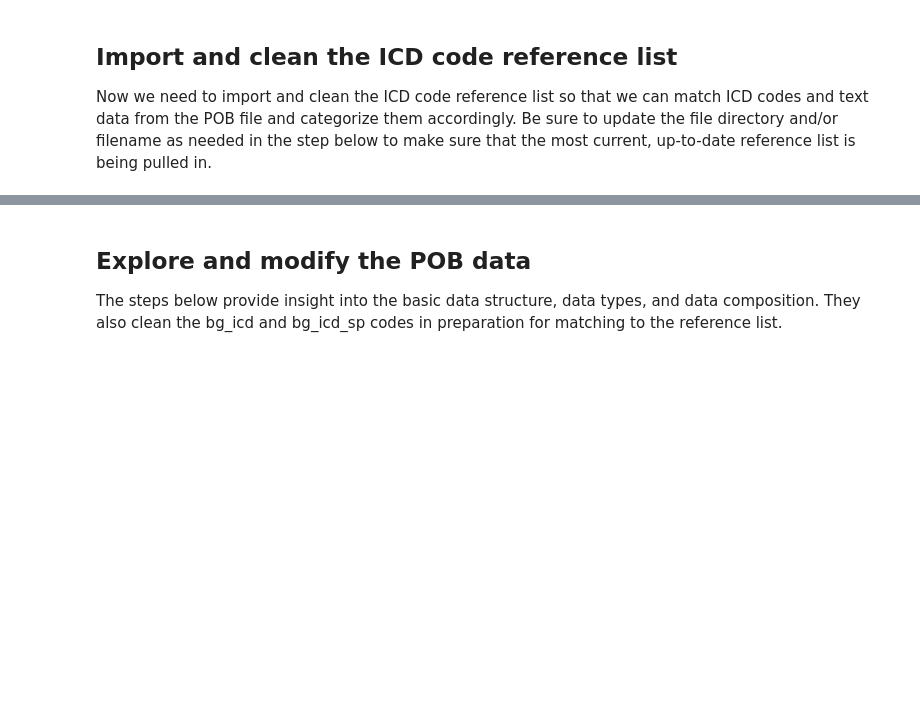
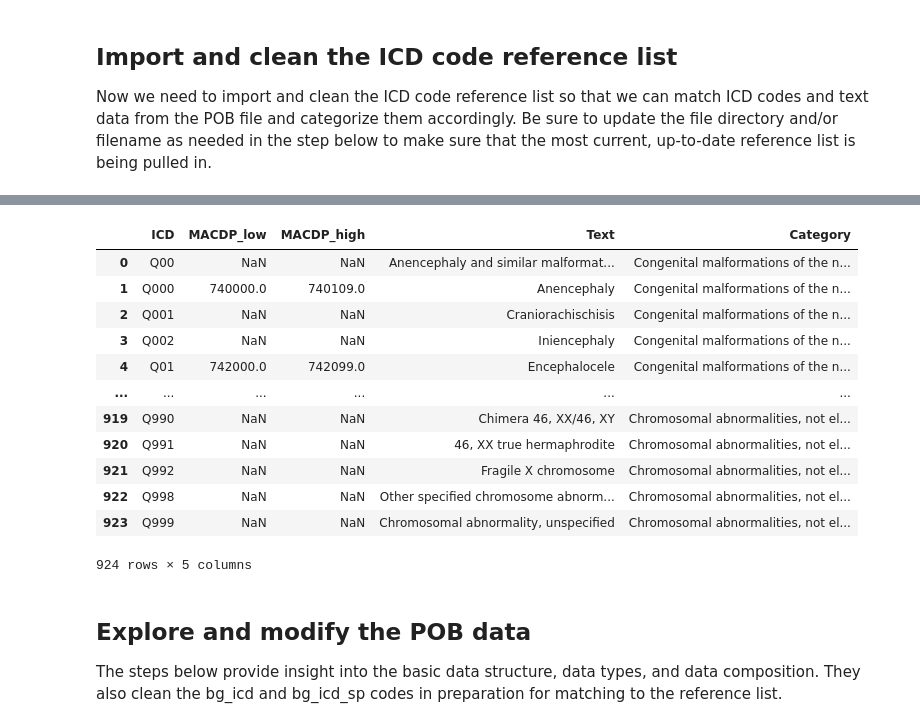
Before and after one commit to CDCgov/SET-NET, a Jupyter notebook: birthdefectcategorization/SETNET_NLP_BirthDefects.ipynb, the cells around one changed output, grey strips where cells are left out. Saved outputs shown, nothing was run; the diff lists cells and outputs as text; code cells hidden in the pictures; blank space fills up the shorter version.

```diff
--- a/birthdefectcategorization/SETNET_NLP_BirthDefects.ipynb
+++ b/birthdefectcategorization/SETNET_NLP_BirthDefects.ipynb
@@ -98,12 +142,26 @@ q['Category'].nunique()
 # %%
 # remove periods and any other characters that might have been mistakenly added to the ICD code field
-remove = ['.',' ',',',';',':','_','?','!','(',')']
+remove = ['\\.', ' ', ',', ';', ':', '_', '\\?', '!', '\\(', '\\)']
 
 for i in remove:
     q['ICD'] = q['ICD'].str.replace(i,'',regex=True)
 
 
 q
+# %% [output]
+|  | ICD | MACDP_low | MACDP_high | Text | Category |
+| 0 | Q00 | NaN | NaN | Anencephaly and similar malformat... | Congenital malformations of the n... |
+| 1 | Q000 | 740000.0 | 740109.0 | Anencephaly | Congenital malformations of the n... |
+| 2 | Q001 | NaN | NaN | Craniorachischisis | Congenital malformations of the n... |
+| 3 | Q002 | NaN | NaN | Iniencephaly | Congenital malformations of the n... |
+| 4 | Q01 | 742000.0 | 742099.0 | Encephalocele | Congenital malformations of the n... |
+| ... | ... | ... | ... | ... | ... |
+| 919 | Q990 | NaN | NaN | Chimera 46, XX/46, XY | Chromosomal abnormalities, not el... |
+| 920 | Q991 | NaN | NaN | 46, XX true hermaphrodite | Chromosomal abnormalities, not el... |
+| 921 | Q992 | NaN | NaN | Fragile X chromosome | Chromosomal abnormalities, not el... |
+| 922 | Q998 | NaN | NaN | Other specified chromosome abnorm... | Chromosomal abnormalities, not el... |
+| 923 | Q999 | NaN | NaN | Chromosomal abnormality, unspecified | Chromosomal abnormalities, not el... |
+924 rows × 5 columns
 # %% [markdown]
 ## Explore and modify the POB data
 
```
Also changed, not shown: parts of 13 cells of this notebook.
